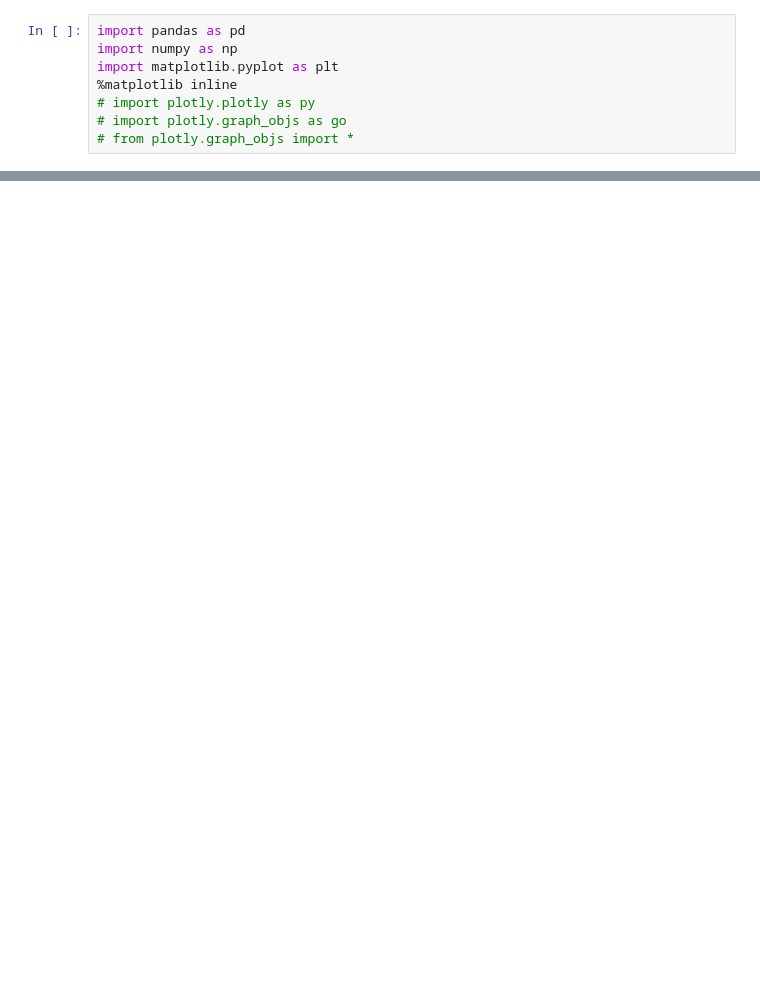
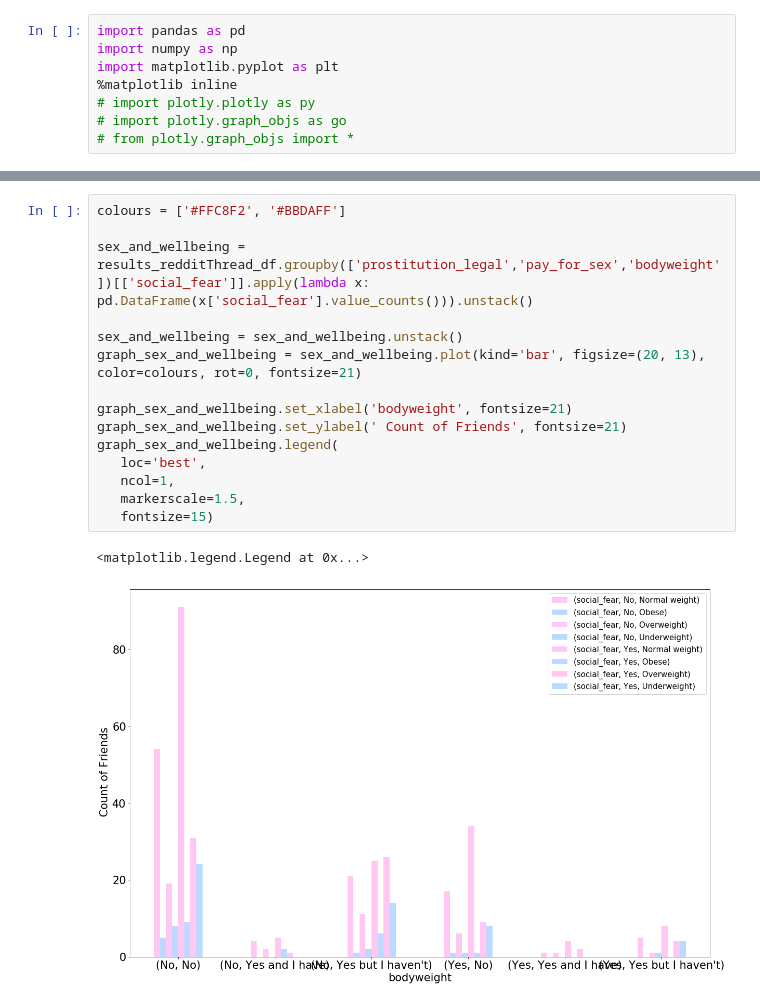
Before and after one commit to crushdig/Data-Science-In-Practice-Project, a Jupyter notebook: LB_project/notebooks/results/200_RQ2.ipynb, the cells around one changed output, grey strips where cells are left out. Drawn from its saved outputs; the diff is of its cells as text; blank space fills up the shorter version.

```diff
--- a/LB_project/notebooks/results/200_RQ2.ipynb
+++ b/LB_project/notebooks/results/200_RQ2.ipynb
@@ -33,0 +55,18 @@ graph_sex_and_wellbeing.legend(
+# %%
+colours = ['#FFC8F2', '#BBDAFF']
+
+sex_and_wellbeing = results_redditThread_df.groupby(['prostitution_legal','pay_for_sex','bodyweight'])[['social_fear']].apply(lambda x: pd.DataFrame(x['social_fear'].value_counts())).unstack()
+
+sex_and_wellbeing = sex_and_wellbeing.unstack()
+graph_sex_and_wellbeing = sex_and_wellbeing.plot(kind='bar', figsize=(20, 13), color=colours, rot=0, fontsize=21)
+
+graph_sex_and_wellbeing.set_xlabel('bodyweight', fontsize=21)
+graph_sex_and_wellbeing.set_ylabel(' Count of Friends', fontsize=21)
+graph_sex_and_wellbeing.legend(
+   loc='best',
+   ncol=1,
+   markerscale=1.5,
+   fontsize=15)
+# %% [output]
+<matplotlib.legend.Legend at 0x...>
+[figure, added]
```
Also changed, not shown: parts of 2 cells of this notebook.
